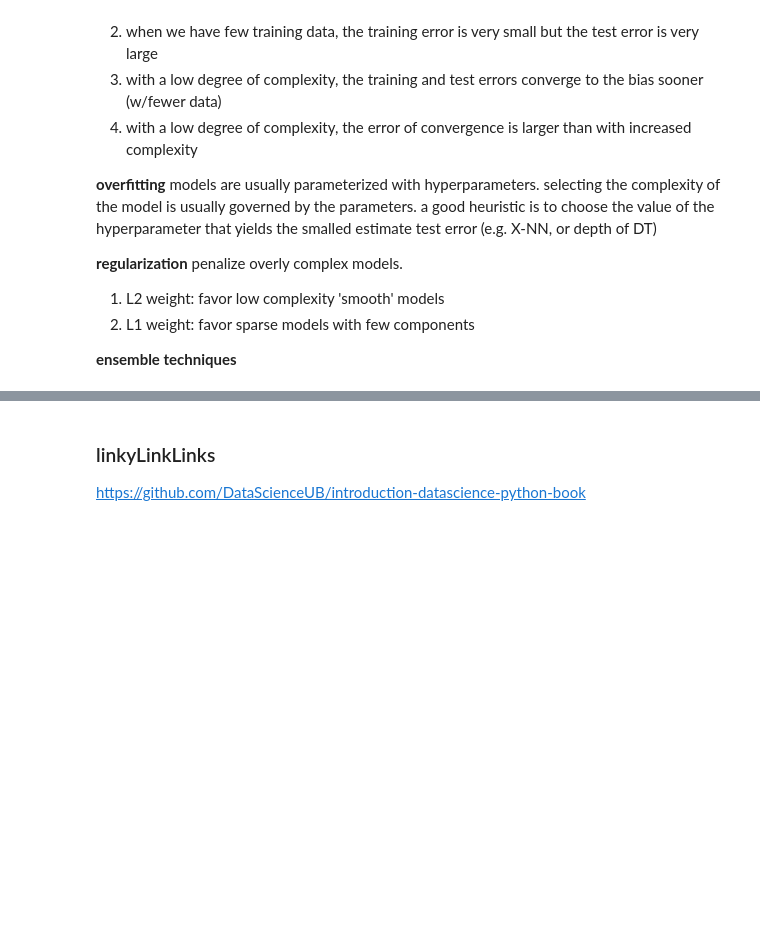
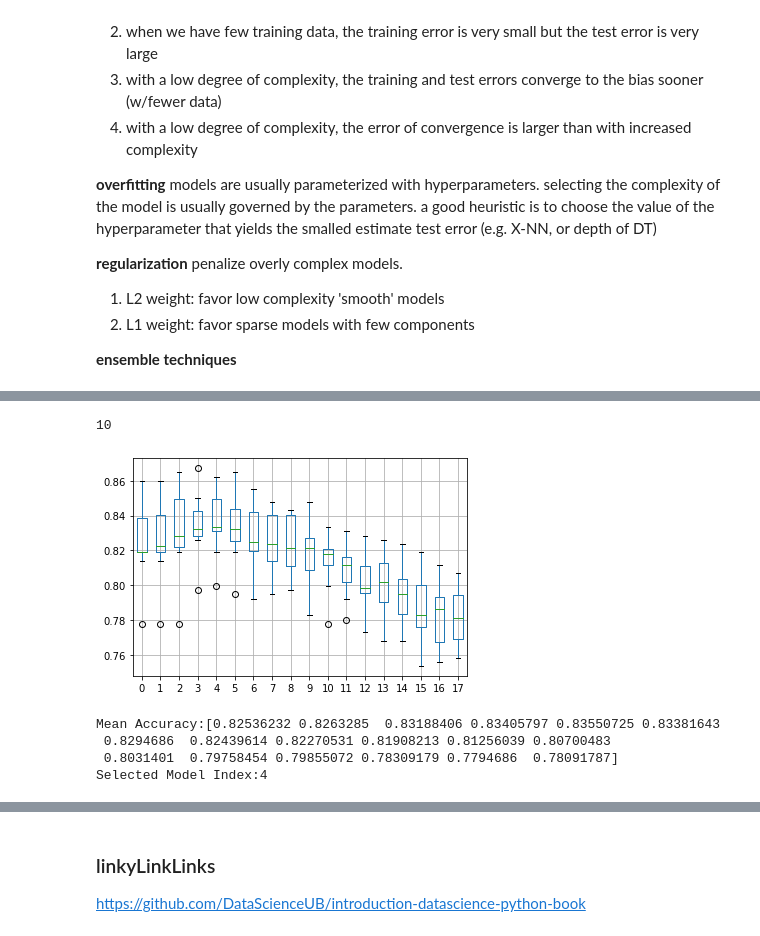
Before and after one commit to SmilodonCub/ReadingLearningTinkering, a Jupyter notebook: Intro2DataScience_IgualSegui_Notes.ipynb, the cells around one changed output, grey strips where cells are left out. Saved outputs shown, nothing was run; the diff lists cells and outputs as text; code cells hidden in the pictures; blank space fills up the shorter version.

```diff
--- a/Intro2DataScience_IgualSegui_Notes.ipynb
+++ b/Intro2DataScience_IgualSegui_Notes.ipynb
@@ -1266,0 +1277,38 @@ This type of classifier comparison is known as **cross-validation**. There are o
+# %%
+from sklearn.model_selection import KFold
+kf = KFold( n_splits = 10, shuffle = True, random_state = 0)
+kf.split(featureMat)
+kf.get_n_splits()
+# %% [output]
+10
+# %%
+#create a 10-fold cross-validation set
+from sklearn.model_selection import KFold
+kf = KFold( n_splits = 10, shuffle = True, random_state = 0)
+
+#search for the paramter in this range:
+C = np.arange( 2, 20,)
+acc = np.zeros((10,18))
+i = 0
+for train_index, val_index in kf.split(featureMat):
+    X_train, X_val = featureMat[train_index], featureMat[val_index]
+    y_train, y_val = labelVec[train_index], labelVec[val_index]
+    #print( X_train.shape, Y_train.shape, X_val.shape, y_val.shape )
+    j = 0
+    for c in C:
+        dt = tree.DecisionTreeClassifier(
+        min_samples_leaf = 1,
+        max_depth = c )
+        dt.fit( X_train, y_train )
+        yhat = dt.predict( X_val )
+        acc[i][j] = metrics.accuracy_score( yhat, y_val )
+        j = j + 1
+    i = i + 1
+
+#knn.score( featureMat,labelVec ) x,y
+# %%
+acc_df =pd.DataFrame( acc )
+acc_df.head()
+boxplot = acc_df.boxplot()
+# %% [output]
+[figure, added]
@@ -1266,0 +1341,8 @@ This type of classifier comparison is known as **cross-validation**. There are o
+# %%
+print( 'Mean Accuracy:' + str( np.mean( acc, axis=0)))
+print( 'Selected Model Index:' + str( np.argmax( np.mean( acc, axis=0) )))
+# %% [output]
+Mean Accuracy:[0.82536232 0.8263285  0.83188406 0.83405797 0.83550725 0.83381643
+ 0.8294686  0.82439614 0.82270531 0.81908213 0.81256039 0.80700483
+ 0.8031401  0.79758454 0.79855072 0.78309179 0.7794686  0.78091787]
+Selected Model Index:4
```
Also changed, not shown: parts of 31 cells of this notebook.
